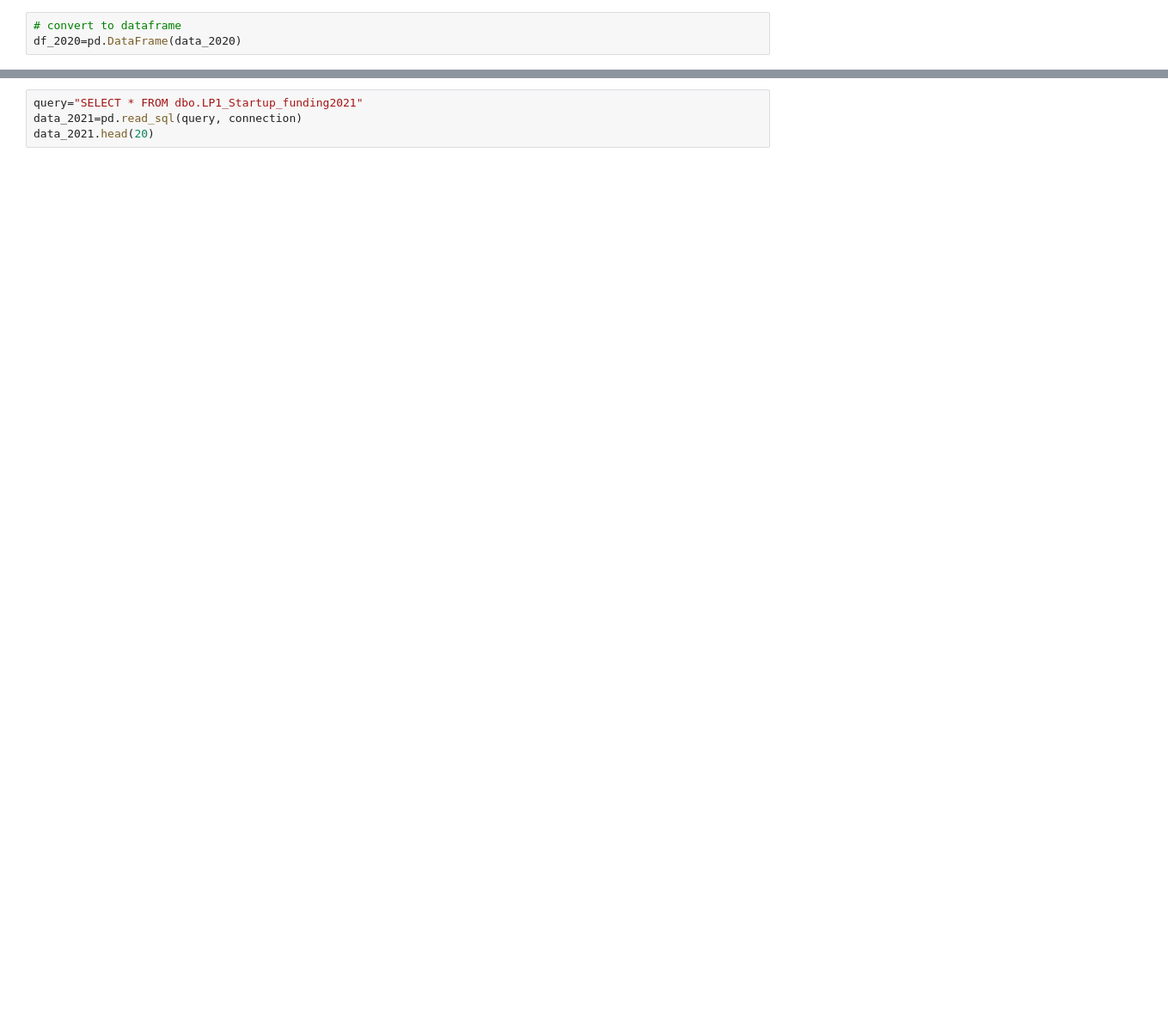
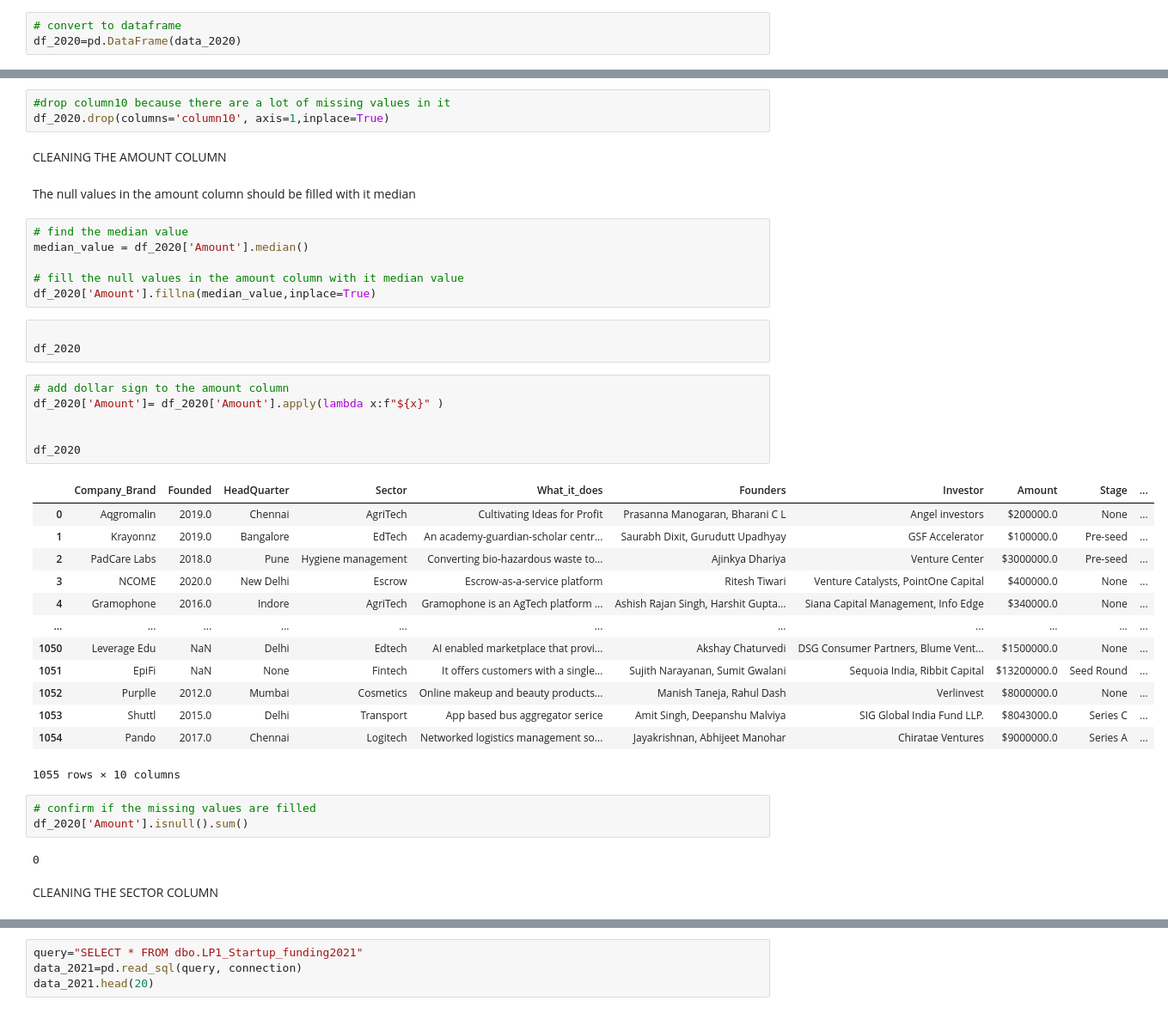
Before and after one commit to zeemanzak/Hypothesis-Testing-and-Eda-on-Indian-Startups-Ecosystem, a Jupyter notebook: notebooks/main.ipynb, the cells around one changed output, grey strips where cells are left out. Shown at 86% size. Cells and saved outputs as stored; diff of their text form; blank space fills up the shorter version.

```diff
--- a/notebooks/main.ipynb
+++ b/notebooks/main.ipynb
@@ -167,2 +372,45 @@ Amount           254
 Year               0
 dtype: int64
+# %%
+#drop column10 because there are a lot of missing values in it
+df_2020.drop(columns='column10', axis=1,inplace=True)
+# %% [markdown]
+CLEANING THE AMOUNT COLUMN
+# %% [markdown]
+The null values in the amount column should be filled with it median
+# %%
+# find the median value
+median_value = df_2020['Amount'].median()
+
+# fill the null values in the amount column with it median value
+df_2020['Amount'].fillna(median_value,inplace=True)
+# %%
+
+df_2020
+# %%
+# add dollar sign to the amount column
+df_2020['Amount']= df_2020['Amount'].apply(lambda x:f"${x}" )
+
+
+df_2020
+# %% [output]
+|  | Company_Brand | Founded | HeadQuarter | Sector | What_it_does | Founders | Investor | Amount | Stage | ... |
+| 0 | Aqgromalin | 2019.0 | Chennai | AgriTech | Cultivating Ideas for Profit | Prasanna Manogaran, Bharani C L | Angel investors | $200000.0 | None | ... |
+| 1 | Krayonnz | 2019.0 | Bangalore | EdTech | An academy-guardian-scholar centr... | Saurabh Dixit, Gurudutt Upadhyay | GSF Accelerator | $100000.0 | Pre-seed | ... |
+| 2 | PadCare Labs | 2018.0 | Pune | Hygiene management | Converting bio-hazardous waste to... | Ajinkya Dhariya | Venture Center | $3000000.0 | Pre-seed | ... |
+| 3 | NCOME | 2020.0 | New Delhi | Escrow | Escrow-as-a-service platform | Ritesh Tiwari | Venture Catalysts, PointOne Capital | $400000.0 | None | ... |
+| 4 | Gramophone | 2016.0 | Indore | AgriTech | Gramophone is an AgTech platform ... | Ashish Rajan Singh, Harshit Gupta... | Siana Capital Management, Info Edge | $340000.0 | None | ... |
+| ... | ... | ... | ... | ... | ... | ... | ... | ... | ... | ... |
+| 1050 | Leverage Edu | NaN | Delhi | Edtech | AI enabled marketplace that provi... | Akshay Chaturvedi | DSG Consumer Partners, Blume Vent... | $1500000.0 | None | ... |
+| 1051 | EpiFi | NaN | None | Fintech | It offers customers with a single... | Sujith Narayanan, Sumit Gwalani | Sequoia India, Ribbit Capital | $13200000.0 | Seed Round | ... |
+| 1052 | Purplle | 2012.0 | Mumbai | Cosmetics | Online makeup and beauty products... | Manish Taneja, Rahul Dash | Verlinvest | $8000000.0 | None | ... |
+| 1053 | Shuttl | 2015.0 | Delhi | Transport | App based bus aggregator serice | Amit Singh, Deepanshu Malviya | SIG Global India Fund LLP. | $8043000.0 | Series C | ... |
+| 1054 | Pando | 2017.0 | Chennai | Logitech | Networked logistics management so... | Jayakrishnan, Abhijeet Manohar | Chiratae Ventures | $9000000.0 | Series A | ... |
+1055 rows × 10 columns
+# %%
+# confirm if the missing values are filled
+df_2020['Amount'].isnull().sum()
+# %% [output]
+0
+# %% [markdown]
+CLEANING THE SECTOR COLUMN
```
Also changed, not shown: parts of 63 cells of this notebook.
